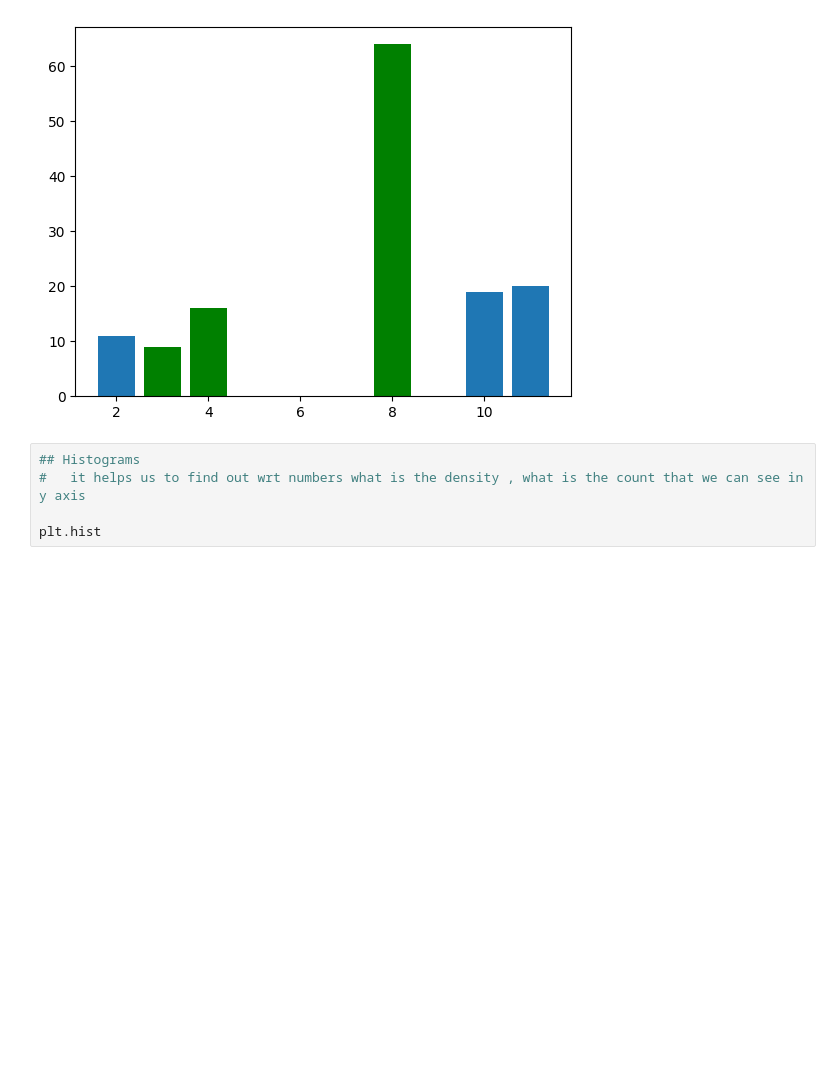
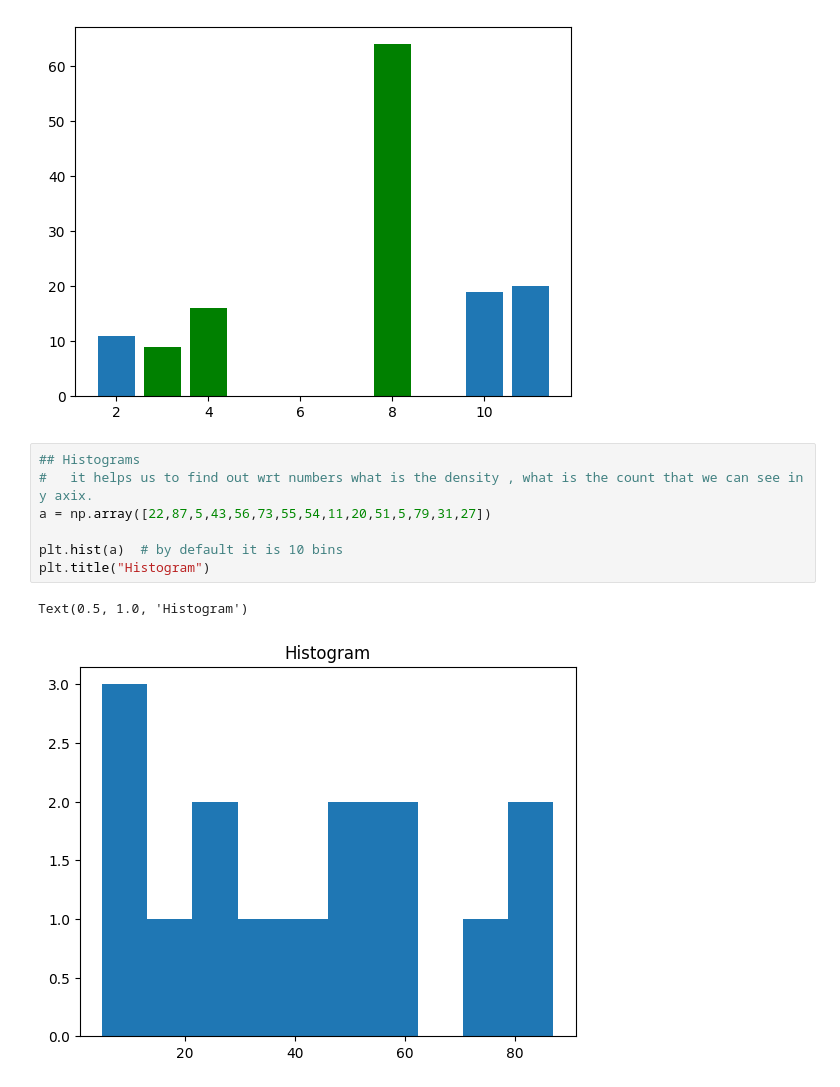
Before and after one commit to prabinbhagat/repos-vscode, a Jupyter notebook: matplotlib(simple visualizating lib).ipynb, the cells around one changed output. Saved outputs shown, nothing was run; the diff lists cells and outputs as text; blank space fills up the shorter version.

```diff
--- a/matplotlib(simple visualizating lib).ipynb
+++ b/matplotlib(simple visualizating lib).ipynb
@@ -144,6 +144,11 @@ plt.bar(x2,y2,color ='g')
 [figure]
 # %%
 ## Histograms
-#   it helps us to find out wrt numbers what is the density , what is the count that we can see in y axis
+#   it helps us to find out wrt numbers what is the density , what is the count that we can see in y axix.
+a = np.array([22,87,5,43,56,73,55,54,11,20,51,5,79,31,27])
 
-plt.hist
+plt.hist(a)  # by default it is 10 bins
+plt.title("Histogram")
+# %% [output]
+Text(0.5, 1.0, 'Histogram')
+[figure, added]
```
Also changed, not shown: parts of 1 cell of this notebook.
